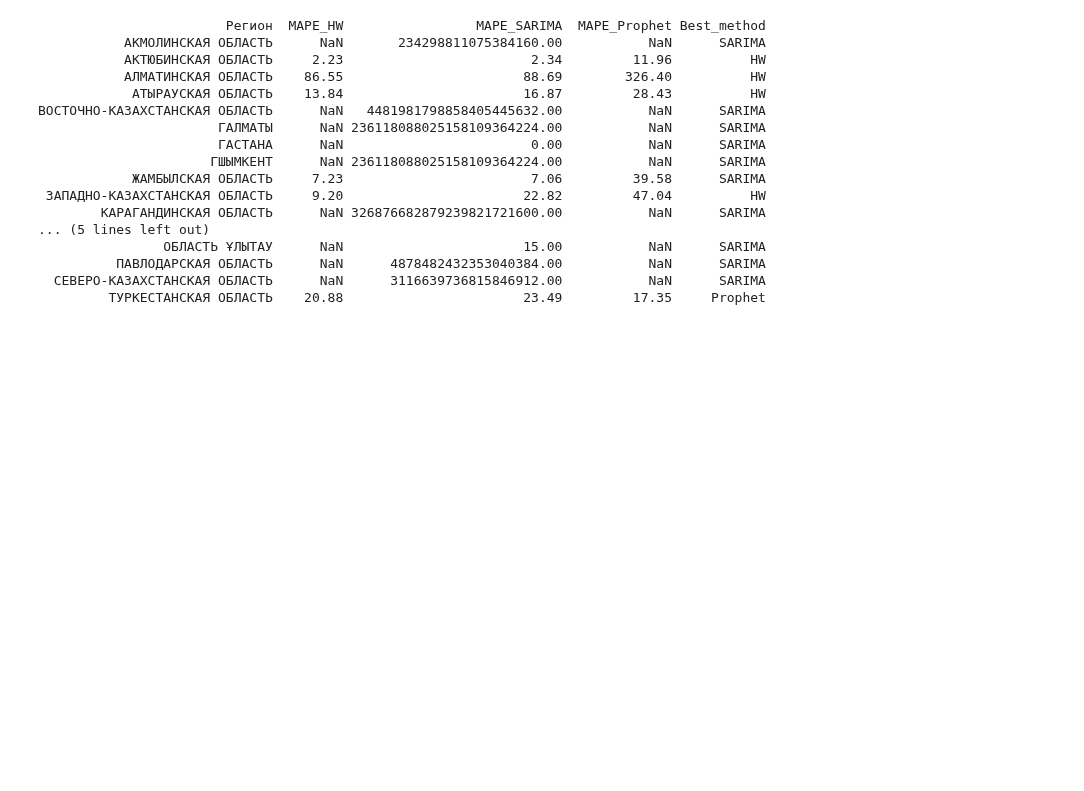
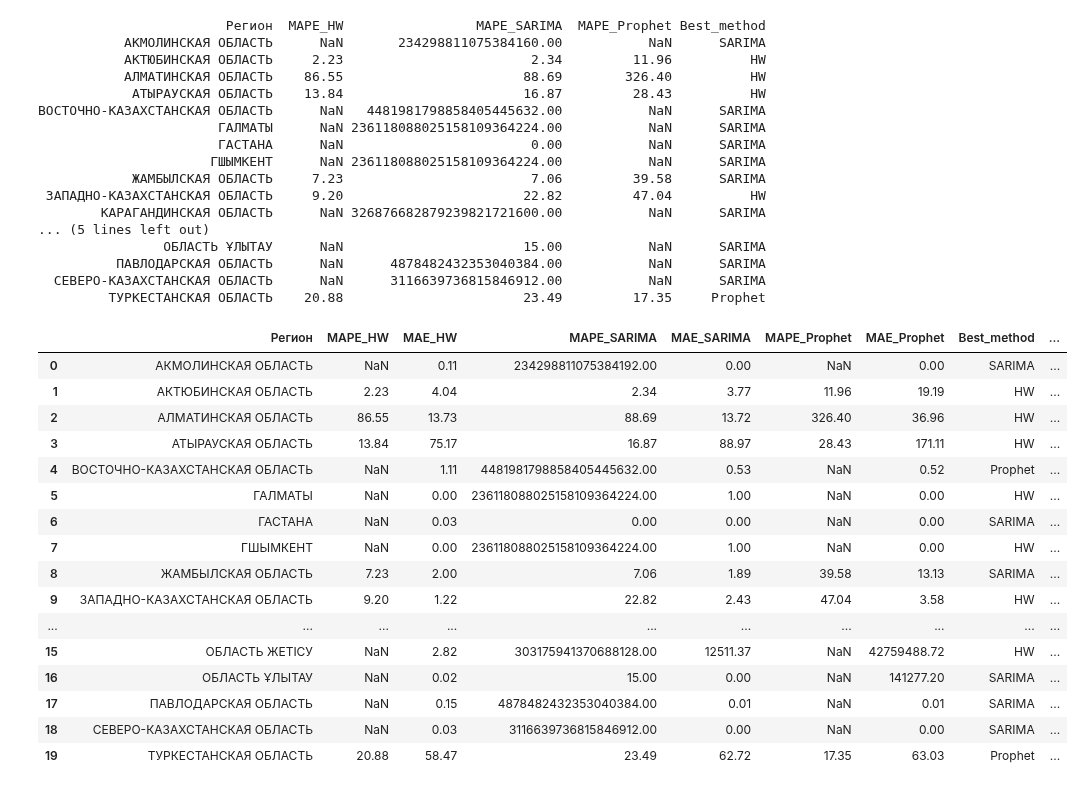
Before and after one commit to Madi147/ICC, a Jupyter notebook: Models/Верблюды/Верблюды_all_regions.ipynb, the cells around one changed output. Drawn from its saved outputs; the diff is of its cells as text; code cells hidden in the pictures; blank space fills up the shorter version.

Commit message:
added choice of best method by MAE

```diff
--- a/Models/Верблюды/Верблюды_all_regions.ipynb
+++ b/Models/Верблюды/Верблюды_all_regions.ipynb
@@ -459,0 +485,68 @@ summary.to_excel("results/Верблюды - лучшие модели.xlsx", in
+# %%
+THRESHOLD_MAPE = 1000.0  # порог
+
+mape_cols = ["MAPE_HW","MAPE_SARIMA","MAPE_Prophet"]
+mae_cols  = ["MAE_HW","MAE_SARIMA","MAE_Prophet"]
+
+# 1) Приведём метрики к числам (на всякий случай ещё раз)
+for c in mape_cols + mae_cols:
+    summary[c] = pd.to_numeric(summary[c], errors="coerce")
+
+def choose_best_simple(row):
+    # Берём числовые серии и подменяем NaN на +inf, чтобы .idxmin() стабильно работал
+    mape_s = row[mape_cols].astype(float).fillna(np.inf)
+    mae_s  = row[mae_cols].astype(float).fillna(np.inf)
+
+    min_mape = mape_s.min()
+
+    # Если все MAPE были NaN -> min = +inf
+    if np.isinf(min_mape):
+        criterion = "MAE"
+        winner_col = mae_s.idxmin()
+    elif min_mape <= THRESHOLD_MAPE:
+        criterion = "MAPE"
+        winner_col = mape_s.idxmin()
+    else:
+        criterion = "MAE"
+        winner_col = mae_s.idxmin()
+
+    method = winner_col.split("_")[-1]  # HW / SARIMA / Prophet
+
+    return pd.Series({
+        "Best_method": method,
+        "Best_criterion": criterion,
+        "Best_MAPE": float(mape_s.replace(np.inf, np.nan).min()),
+        "Best_MAE": float(mae_s.replace(np.inf, np.nan).min())
+    })
+
+best = summary.apply(choose_best_simple, axis=1)
+
+result = pd.concat([summary, best], axis=1)
+
+# Округление и сохранение
+for c in mape_cols + mae_cols + ["Best_MAPE","Best_MAE"]:
+    result[c] = result[c].round(2)
+
+# Если у вас есть переменная OUT_FILE — используйте её. Иначе:
+OUT_FILE = "results/Верблюды - Лучшие модели (MAPE_then_MAE).xlsx"
+result.sort_values(["Best_method","Регион"]).to_excel(OUT_FILE, index=False)
+
+result
+# %% [output]
+|  | Регион | MAPE_HW | MAE_HW | MAPE_SARIMA | MAE_SARIMA | MAPE_Prophet | MAE_Prophet | Best_method | ... |
+| 0 | АКМОЛИНСКАЯ ОБЛАСТЬ | NaN | 0.11 | 234298811075384192.00 | 0.00 | NaN | 0.00 | SARIMA | ... |
+| 1 | АКТЮБИНСКАЯ ОБЛАСТЬ | 2.23 | 4.04 | 2.34 | 3.77 | 11.96 | 19.19 | HW | ... |
+| 2 | АЛМАТИНСКАЯ ОБЛАСТЬ | 86.55 | 13.73 | 88.69 | 13.72 | 326.40 | 36.96 | HW | ... |
+| 3 | АТЫРАУСКАЯ ОБЛАСТЬ | 13.84 | 75.17 | 16.87 | 88.97 | 28.43 | 171.11 | HW | ... |
+| 4 | ВОСТОЧНО-КАЗАХСТАНСКАЯ ОБЛАСТЬ | NaN | 1.11 | 4481981798858405445632.00 | 0.53 | NaN | 0.52 | Prophet | ... |
+| 5 | ГАЛМАТЫ | NaN | 0.00 | 236118088025158109364224.00 | 1.00 | NaN | 0.00 | HW | ... |
+| 6 | ГАСТАНА | NaN | 0.03 | 0.00 | 0.00 | NaN | 0.00 | SARIMA | ... |
+| 7 | ГШЫМКЕНТ | NaN | 0.00 | 236118088025158109364224.00 | 1.00 | NaN | 0.00 | HW | ... |
+| 8 | ЖАМБЫЛСКАЯ ОБЛАСТЬ | 7.23 | 2.00 | 7.06 | 1.89 | 39.58 | 13.13 | SARIMA | ... |
+| 9 | ЗАПАДНО-КАЗАХСТАНСКАЯ ОБЛАСТЬ | 9.20 | 1.22 | 22.82 | 2.43 | 47.04 | 3.58 | HW | ... |
+| ... | ... | ... | ... | ... | ... | ... | ... | ... | ... |
+| 15 | ОБЛАСТЬ ЖЕТІСУ | NaN | 2.82 | 303175941370688128.00 | 12511.37 | NaN | 42759488.72 | HW | ... |
+| 16 | ОБЛАСТЬ ҰЛЫТАУ | NaN | 0.02 | 15.00 | 0.00 | NaN | 141277.20 | SARIMA | ... |
+| 17 | ПАВЛОДАРСКАЯ ОБЛАСТЬ | NaN | 0.15 | 4878482432353040384.00 | 0.01 | NaN | 0.01 | SARIMA | ... |
+| 18 | СЕВЕРО-КАЗАХСТАНСКАЯ ОБЛАСТЬ | NaN | 0.03 | 3116639736815846912.00 | 0.00 | NaN | 0.00 | SARIMA | ... |
+| 19 | ТУРКЕСТАНСКАЯ ОБЛАСТЬ | 20.88 | 58.47 | 23.49 | 62.72 | 17.35 | 63.03 | Prophet | ... |
```
Also changed, not shown: parts of 1 cell of this notebook, 15 other files.
